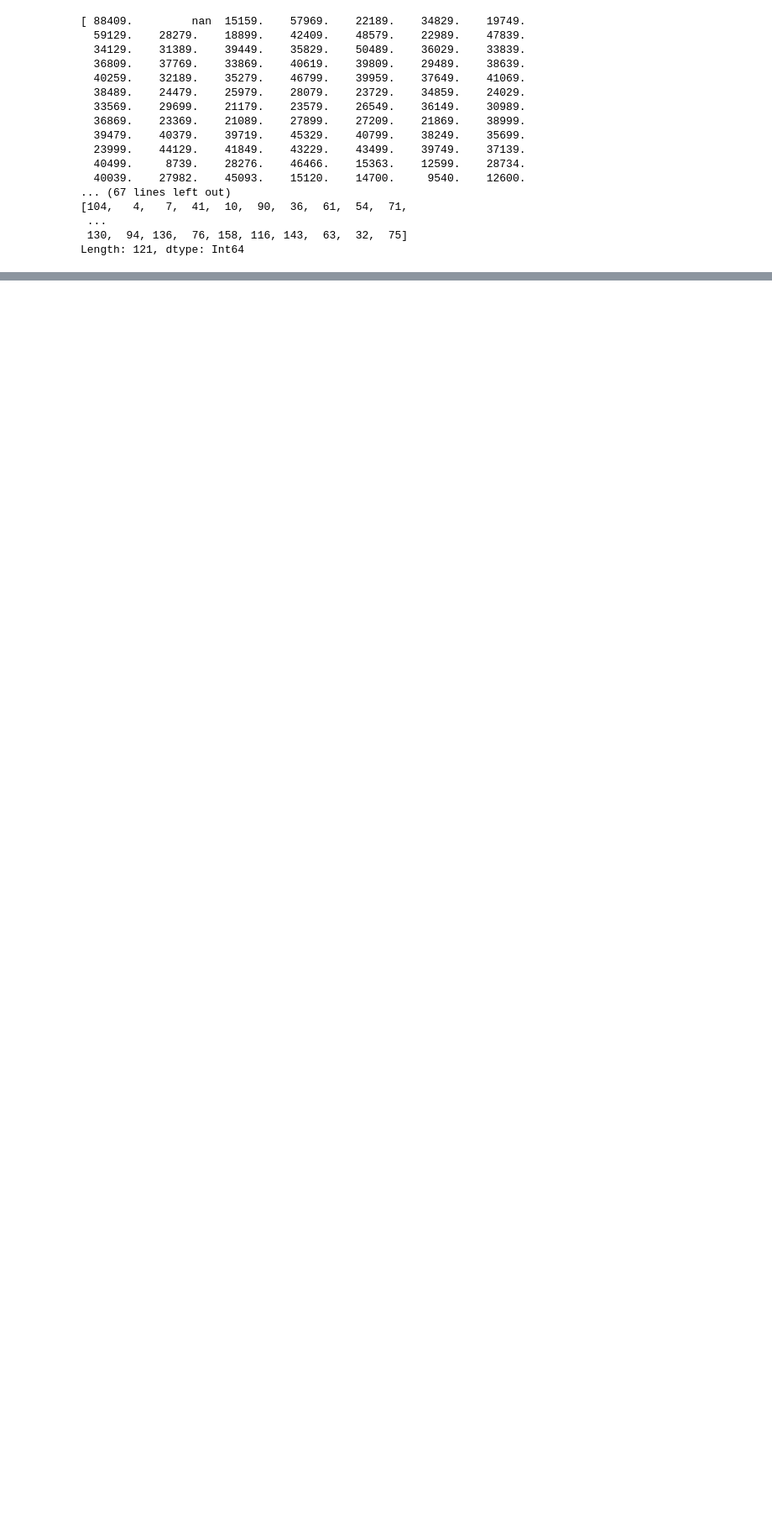
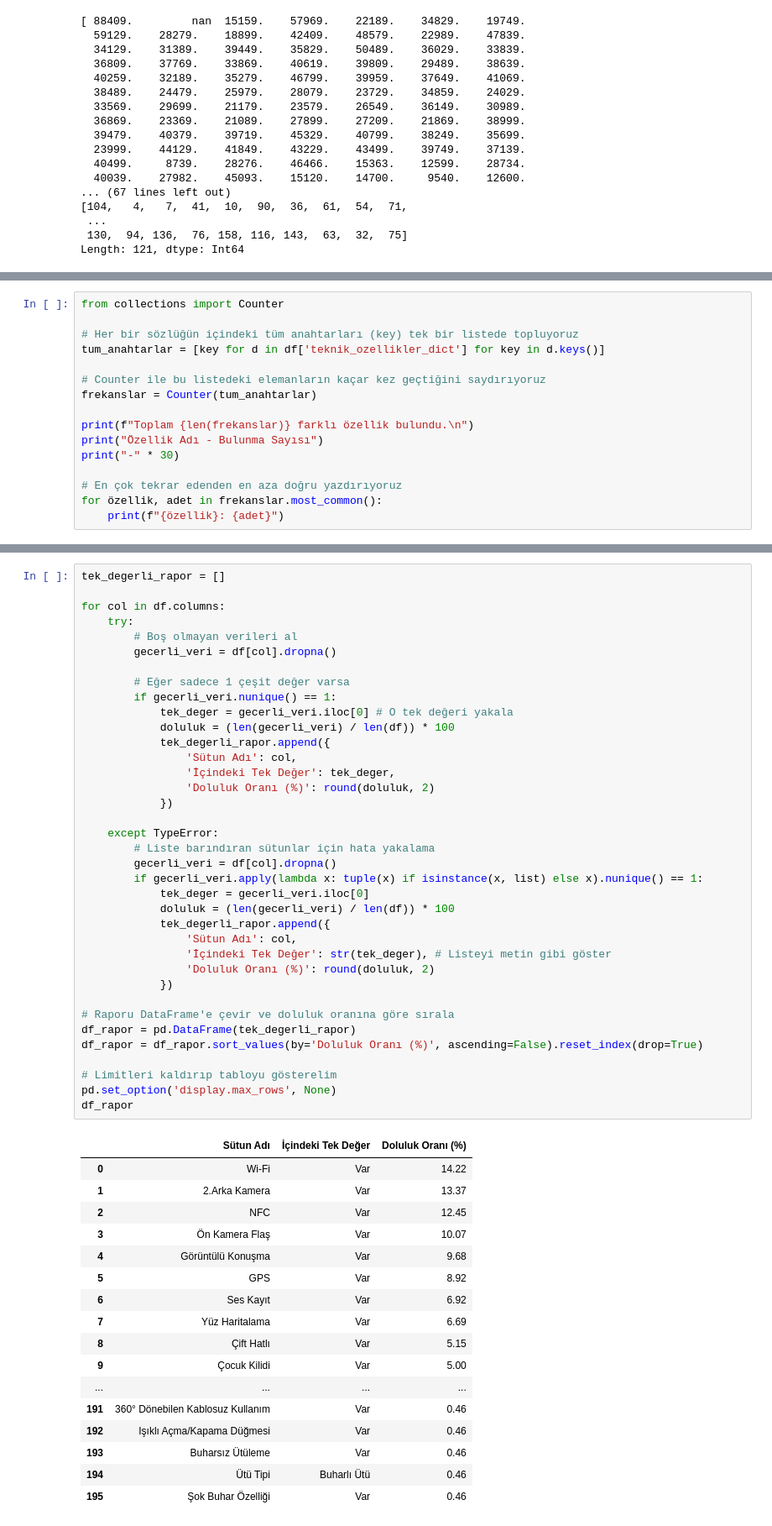
Before and after one commit to betultgumus/ybst-veri-bilimi, a Jupyter notebook: beko/notebooks/1_veri_temizleme.ipynb, the cells around one changed output, grey strips where cells are left out. Shown at 84% size. Saved outputs shown, nothing was run; the diff lists cells and outputs as text; blank space fills up the shorter version.

```diff
--- a/beko/notebooks/1_veri_temizleme.ipynb
+++ b/beko/notebooks/1_veri_temizleme.ipynb
@@ -381,0 +449,16 @@ df.head()
+# %%
+from collections import Counter
+
+# Her bir sözlüğün içindeki tüm anahtarları (key) tek bir listede topluyoruz
+tum_anahtarlar = [key for d in df['teknik_ozellikler_dict'] for key in d.keys()]
+
+# Counter ile bu listedeki elemanların kaçar kez geçtiğini saydırıyoruz
+frekanslar = Counter(tum_anahtarlar)
+
+print(f"Toplam {len(frekanslar)} farklı özellik bulundu.\n")
+print("Özellik Adı - Bulunma Sayısı")
+print("-" * 30)
+
+# En çok tekrar edenden en aza doğru yazdırıyoruz
+for özellik, adet in frekanslar.most_common():
+    print(f"{özellik}: {adet}")
@@ -381,0 +857,55 @@ df.head()
+# %%
+tek_degerli_rapor = []
+
+for col in df.columns:
+    try:
+        # Boş olmayan verileri al
+        gecerli_veri = df[col].dropna()
+
+        # Eğer sadece 1 çeşit değer varsa
+        if gecerli_veri.nunique() == 1:
+            tek_deger = gecerli_veri.iloc[0] # O tek değeri yakala
+            doluluk = (len(gecerli_veri) / len(df)) * 100
+            tek_degerli_rapor.append({
+                'Sütun Adı': col,
+                'İçindeki Tek Değer': tek_deger,
+                'Doluluk Oranı (%)': round(doluluk, 2)
+            })
+
+    except TypeError:
+        # Liste barındıran sütunlar için hata yakalama
+        gecerli_veri = df[col].dropna()
+        if gecerli_veri.apply(lambda x: tuple(x) if isinstance(x, list) else x).nunique() == 1:
+            tek_deger = gecerli_veri.iloc[0]
+            doluluk = (len(gecerli_veri) / len(df)) * 100
+            tek_degerli_rapor.append({
+                'Sütun Adı': col,
+                'İçindeki Tek Değer': str(tek_deger), # Listeyi metin gibi göster
+                'Doluluk Oranı (%)': round(doluluk, 2)
+            })
+
+# Raporu DataFrame'e çevir ve doluluk oranına göre sırala
+df_rapor = pd.DataFrame(tek_degerli_rapor)
+df_rapor = df_rapor.sort_values(by='Doluluk Oranı (%)', ascending=False).reset_index(drop=True)
+
+# Limitleri kaldırıp tabloyu gösterelim
+pd.set_option('display.max_rows', None)
+df_rapor
+# %% [output]
+|  | Sütun Adı | İçindeki Tek Değer | Doluluk Oranı (%) |
+| 0 | Wi-Fi | Var | 14.22 |
+| 1 | 2.Arka Kamera | Var | 13.37 |
+| 2 | NFC | Var | 12.45 |
+| 3 | Ön Kamera Flaş | Var | 10.07 |
+| 4 | Görüntülü Konuşma | Var | 9.68 |
+| 5 | GPS | Var | 8.92 |
+| 6 | Ses Kayıt | Var | 6.92 |
+| 7 | Yüz Haritalama | Var | 6.69 |
+| 8 | Çift Hatlı | Var | 5.15 |
+| 9 | Çocuk Kilidi | Var | 5.00 |
+| ... | ... | ... | ... |
+| 191 | 360° Dönebilen Kablosuz Kullanım | Var | 0.46 |
+| 192 | Işıklı Açma/Kapama Düğmesi | Var | 0.46 |
+| 193 | Buharsız Ütüleme | Var | 0.46 |
+| 194 | Ütü Tipi | Buharlı Ütü | 0.46 |
+| 195 | Şok Buhar Özelliği | Var | 0.46 |
```
Also changed, not shown: parts of 44 cells of this notebook.
